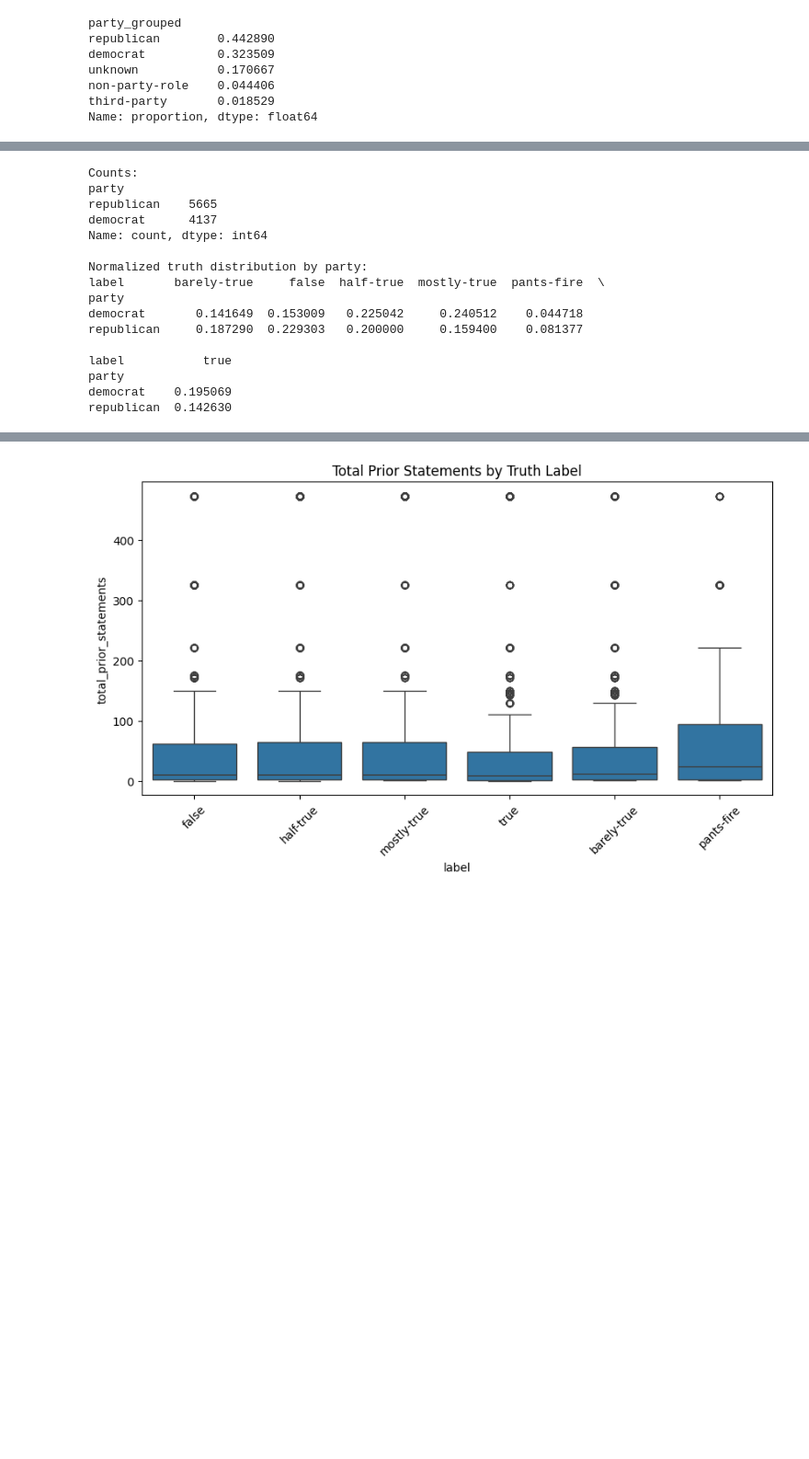
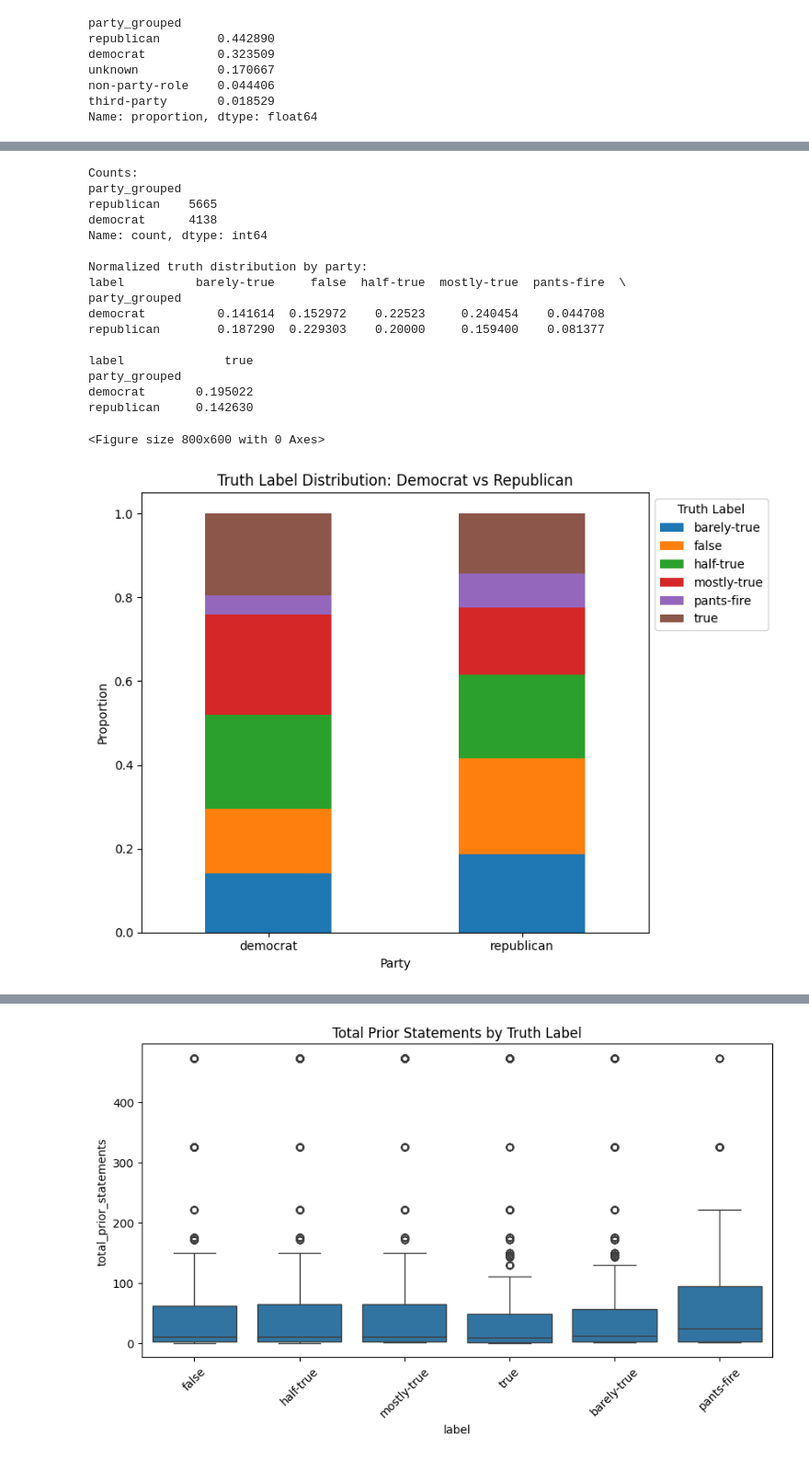
Before and after one commit to vmbobato/LIAR-Data-Mining, a Jupyter notebook: notebooks/liar_eda.ipynb, the cells around one changed output, grey strips where cells are left out. Shown at 92% size. Cells and saved outputs as stored; diff of their text form; code cells hidden in the pictures; blank space fills up the shorter version.

```diff
--- a/notebooks/liar_eda.ipynb
+++ b/notebooks/liar_eda.ipynb
@@ -270,29 +475,54 @@ tea-party-member                0.100000  0.000000
 # %%
-major = df[df["party"].isin(["democrat","republican"])]
+major = df[df["party_grouped"].isin(["democrat","republican"])]
 
 print("Counts:")
-print(major["party"].value_counts())
+print(major["party_grouped"].value_counts())
 
 print("\nNormalized truth distribution by party:")
 print(pd.crosstab(
-    major["party"],
+    major["party_grouped"],
     major["label"],
     normalize="index"
 ))
 # %% [output]
 Counts:
-party
+party_grouped
 republican    5665
-democrat      4137
+democrat      4138
 Name: count, dtype: int64
 
 Normalized truth distribution by party:
-label       barely-true     false  half-true  mostly-true  pants-fire  \
-party
-democrat       0.141649  0.153009   0.225042     0.240512    0.044718
-republican     0.187290  0.229303   0.200000     0.159400    0.081377
+label          barely-true     false  half-true  mostly-true  pants-fire  \
+party_grouped
+democrat          0.141614  0.152972    0.22523     0.240454    0.044708
+republican        0.187290  0.229303    0.20000     0.159400    0.081377
 
-label           true
-party
-democrat    0.195069
-republican  0.142630
+label              true
+party_grouped
+democrat       0.195022
+republican     0.142630
+# %%
+ct_major = pd.crosstab(
+    major["party_grouped"],
+    major["label"],
+    normalize="index"
+)
+
+plt.figure(figsize=(8,6))
+
+ct_major.plot(
+    kind="bar",
+    stacked=True,
+    figsize=(8,6)
+)
+
+plt.title("Truth Label Distribution: Democrat vs Republican")
+plt.ylabel("Proportion")
+plt.xlabel("Party")
+plt.xticks(rotation=0)
+plt.legend(title="Truth Label", bbox_to_anchor=(1, 1))
+plt.tight_layout()
+plt.show()
+# %% [output]
+<Figure size 800x600 with 0 Axes>
+[figure, added]
```
Also changed, not shown: parts of 70 cells of this notebook, 2 other files.
